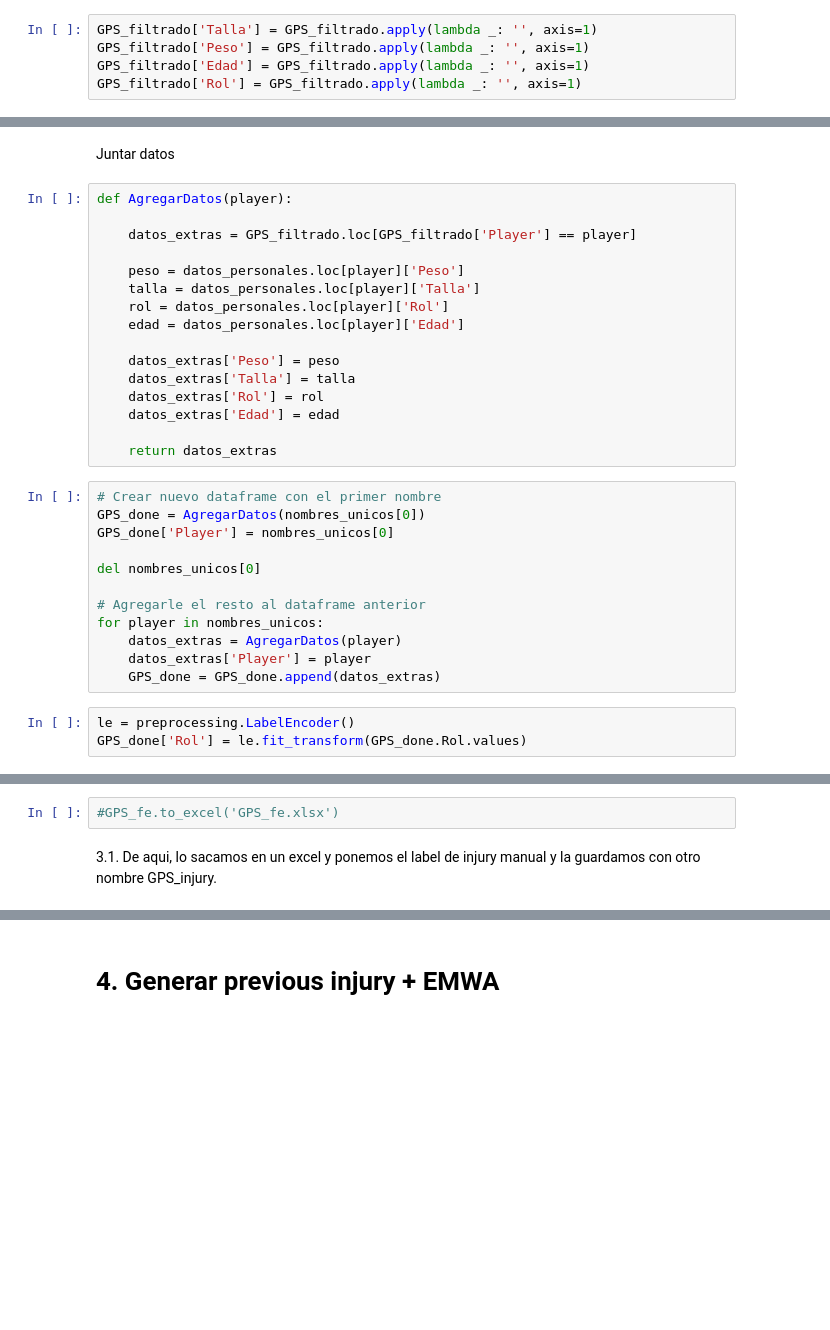
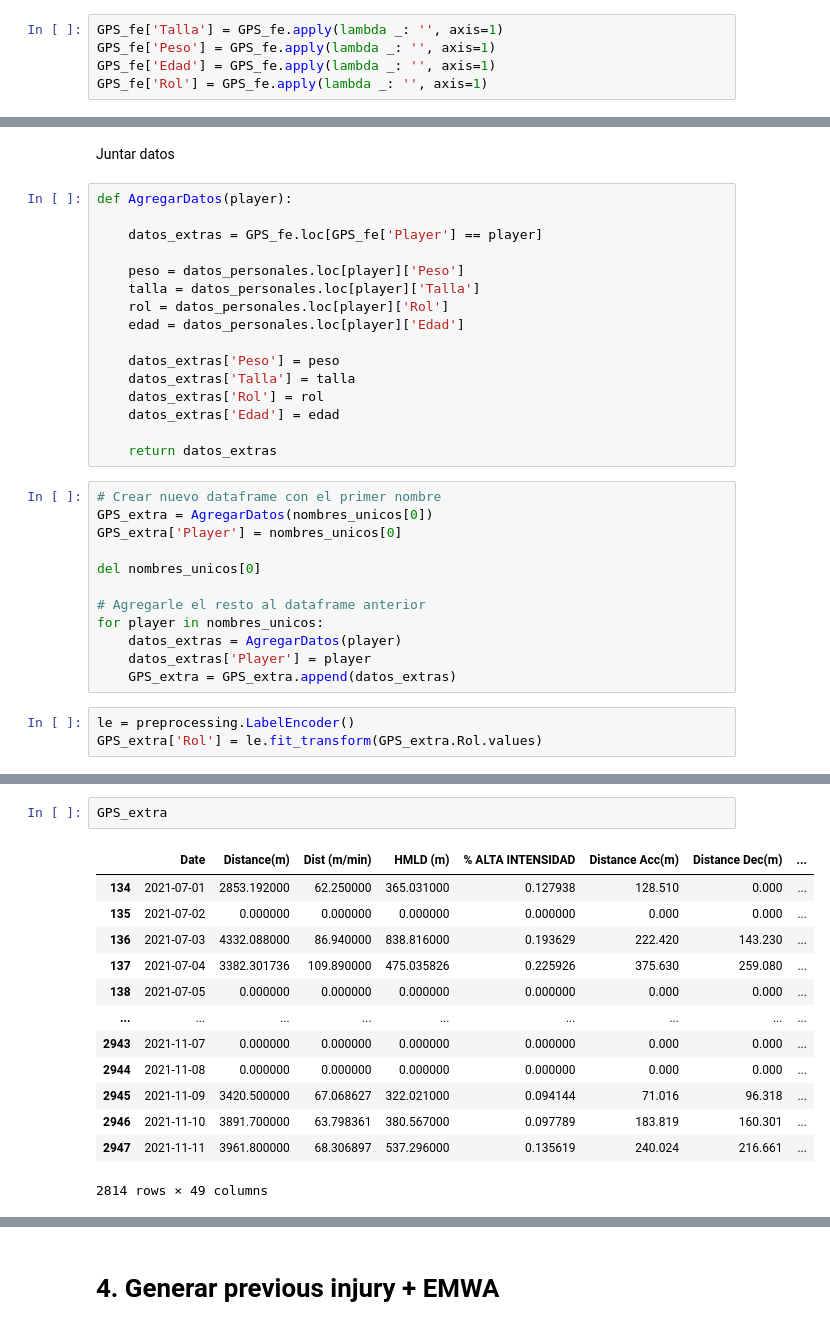
Before and after one commit to Isanapr/Prediccion_de_lesiones, a Jupyter notebook: Predicción de Lesiones.ipynb, the cells around one changed output, grey strips where cells are left out. Saved outputs shown, nothing was run; the diff lists cells and outputs as text; blank space fills up the shorter version.

```diff
--- a/Predicción de Lesiones.ipynb
+++ b/Predicción de Lesiones.ipynb
@@ -156,10 +337,10 @@ datos_personales["Player"]=datos_personales["Player"].replace('Jesús Gallardo',
 datos_personales["Player"]=datos_personales["Player"].replace('Jesús Gallardo', 'Jesus Gallardo')
 datos_personales["Player"]=datos_personales["Player"].replace('Sergio Villareal', 'Sergio Villarreal')
 # %%
-GPS_filtrado['Talla'] = GPS_filtrado.apply(lambda _: '', axis=1)
-GPS_filtrado['Peso'] = GPS_filtrado.apply(lambda _: '', axis=1)
-GPS_filtrado['Edad'] = GPS_filtrado.apply(lambda _: '', axis=1)
-GPS_filtrado['Rol'] = GPS_filtrado.apply(lambda _: '', axis=1)
+GPS_fe['Talla'] = GPS_fe.apply(lambda _: '', axis=1)
+GPS_fe['Peso'] = GPS_fe.apply(lambda _: '', axis=1)
+GPS_fe['Edad'] = GPS_fe.apply(lambda _: '', axis=1)
+GPS_fe['Rol'] = GPS_fe.apply(lambda _: '', axis=1)
 # %% [markdown]
 Convertir fecha de nacimiento a edad
 # %%
@@ -221,7 +402,7 @@ Juntar datos
 # %%
 def AgregarDatos(player):
 
-    datos_extras = GPS_filtrado.loc[GPS_filtrado['Player'] == player]
+    datos_extras = GPS_fe.loc[GPS_fe['Player'] == player]
 
     peso = datos_personales.loc[player]['Peso']
     talla = datos_personales.loc[player]['Talla']
@@ -236,8 +417,8 @@ def AgregarDatos(player):
     return datos_extras
 # %%
 # Crear nuevo dataframe con el primer nombre
-GPS_done = AgregarDatos(nombres_unicos[0])
-GPS_done['Player'] = nombres_unicos[0]
+GPS_extra = AgregarDatos(nombres_unicos[0])
+GPS_extra['Player'] = nombres_unicos[0]
 
 del nombres_unicos[0]
 
@@ -245,7 +426,7 @@ del nombres_unicos[0]
 for player in nombres_unicos:
     datos_extras = AgregarDatos(player)
     datos_extras['Player'] = player
-    GPS_done = GPS_done.append(datos_extras)
+    GPS_extra = GPS_extra.append(datos_extras)
 # %%
 le = preprocessing.LabelEncoder()
-GPS_done['Rol'] = le.fit_transform(GPS_done.Rol.values)
+GPS_extra['Rol'] = le.fit_transform(GPS_extra.Rol.values)
@@ -368,4 +433,16 @@ GPS_fe
-# %%
-#GPS_fe.to_excel('GPS_fe.xlsx')
-# %% [markdown]
-3.1. De aqui, lo sacamos en un excel y ponemos el label de injury manual y la guardamos con otro nombre GPS_injury.
+# %%
+GPS_extra
+# %% [output]
+|  | Date | Distance(m) | Dist (m/min) | HMLD (m) | % ALTA INTENSIDAD | Distance Acc(m) | Distance Dec(m) | ... |
+| 134 | 2021-07-01 | 2853.192000 | 62.250000 | 365.031000 | 0.127938 | 128.510 | 0.000 | ... |
+| 135 | 2021-07-02 | 0.000000 | 0.000000 | 0.000000 | 0.000000 | 0.000 | 0.000 | ... |
+| 136 | 2021-07-03 | 4332.088000 | 86.940000 | 838.816000 | 0.193629 | 222.420 | 143.230 | ... |
+| 137 | 2021-07-04 | 3382.301736 | 109.890000 | 475.035826 | 0.225926 | 375.630 | 259.080 | ... |
+| 138 | 2021-07-05 | 0.000000 | 0.000000 | 0.000000 | 0.000000 | 0.000 | 0.000 | ... |
+| ... | ... | ... | ... | ... | ... | ... | ... | ... |
+| 2943 | 2021-11-07 | 0.000000 | 0.000000 | 0.000000 | 0.000000 | 0.000 | 0.000 | ... |
+| 2944 | 2021-11-08 | 0.000000 | 0.000000 | 0.000000 | 0.000000 | 0.000 | 0.000 | ... |
+| 2945 | 2021-11-09 | 3420.500000 | 67.068627 | 322.021000 | 0.094144 | 71.016 | 96.318 | ... |
+| 2946 | 2021-11-10 | 3891.700000 | 63.798361 | 380.567000 | 0.097789 | 183.819 | 160.301 | ... |
+| 2947 | 2021-11-11 | 3961.800000 | 68.306897 | 537.296000 | 0.135619 | 240.024 | 216.661 | ... |
+2814 rows × 49 columns
```
Also changed, not shown: parts of 31 cells of this notebook.
